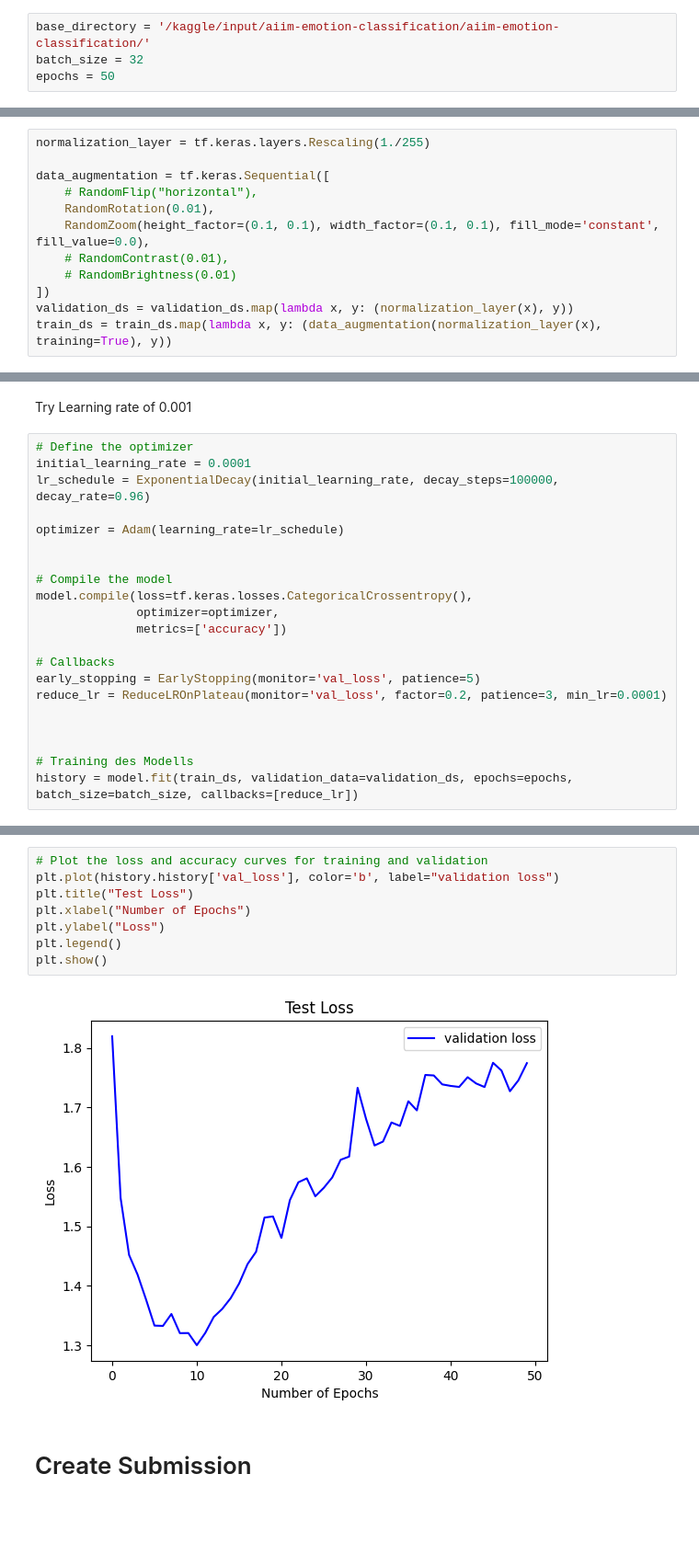
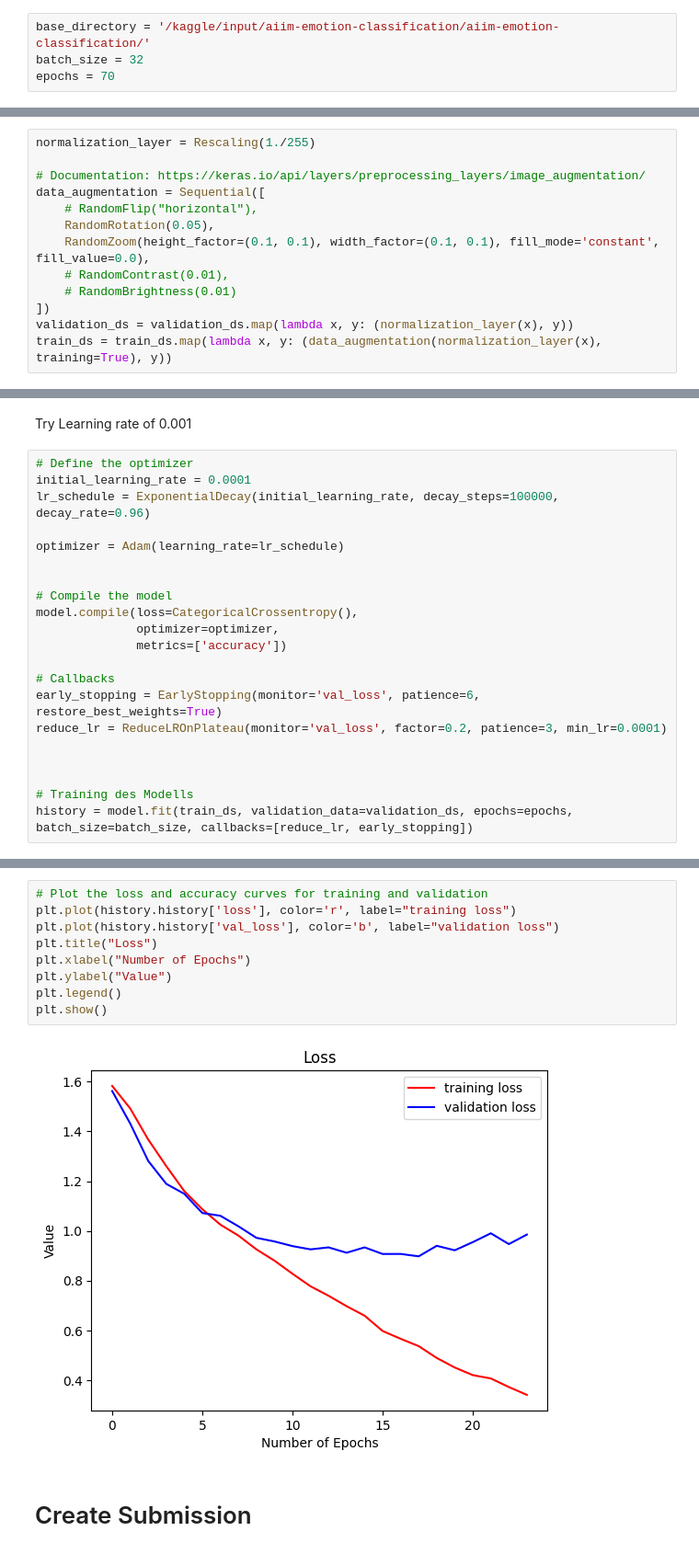
Before and after one commit to jasperfue/AIIM, a Jupyter notebook: notebook.ipynb, the cells around one changed output, grey strips where cells are left out. Shown: that part at 92% size. Cells and saved outputs as stored; diff of their text form; blank space fills up the shorter version.

```diff
--- a/notebook.ipynb
+++ b/notebook.ipynb
@@ -97,7 +114,7 @@ Num GPUs Available:  1
 # %%
 base_directory = '/kaggle/input/aiim-emotion-classification/aiim-emotion-classification/'
 batch_size = 32
-epochs = 50
+epochs = 70
 # %%
 # Documentation: https://keras.io/api/data_loading/image/
 train_ds, validation_ds = image_dataset_from_directory(
@@ -126,9 +157,10 @@ Using 1366 files for validation.
 # %%
-normalization_layer = tf.keras.layers.Rescaling(1./255)
+normalization_layer = Rescaling(1./255)
 
-data_augmentation = tf.keras.Sequential([
+# Documentation: https://keras.io/api/layers/preprocessing_layers/image_augmentation/
+data_augmentation = Sequential([
     # RandomFlip("horizontal"),
-    RandomRotation(0.01),
+    RandomRotation(0.05),
     RandomZoom(height_factor=(0.1, 0.1), width_factor=(0.1, 0.1), fill_mode='constant', fill_value=0.0),
     # RandomContrast(0.01),
     # RandomBrightness(0.01)
@@ -221,16 +288,16 @@ optimizer = Adam(learning_rate=lr_schedule)
 
 
 # Compile the model
-model.compile(loss=tf.keras.losses.CategoricalCrossentropy(),
+model.compile(loss=CategoricalCrossentropy(),
               optimizer=optimizer,
               metrics=['accuracy'])
 
 # Callbacks
-early_stopping = EarlyStopping(monitor='val_loss', patience=5)
+early_stopping = EarlyStopping(monitor='val_loss', patience=6, restore_best_weights=True)
 reduce_lr = ReduceLROnPlateau(monitor='val_loss', factor=0.2, patience=3, min_lr=0.0001)
 
 
 
 # Training des Modells
-history = model.fit(train_ds, validation_data=validation_ds, epochs=epochs, batch_size=batch_size, callbacks=[reduce_lr])
+history = model.fit(train_ds, validation_data=validation_ds, epochs=epochs, batch_size=batch_size, callbacks=[reduce_lr, early_stopping])
 # %% [output]
@@ -292,13 +359,14 @@ weighted avg       0.66      0.66      0.65      1366
 # %%
 # Plot the loss and accuracy curves for training and validation
+plt.plot(history.history['loss'], color='r', label="training loss")
 plt.plot(history.history['val_loss'], color='b', label="validation loss")
-plt.title("Test Loss")
+plt.title("Loss")
 plt.xlabel("Number of Epochs")
-plt.ylabel("Loss")
+plt.ylabel("Value")
 plt.legend()
 plt.show()
 # %% [output]
-[figure, old version]
+[figure, new version]
 # %% [markdown]
 # Create Submission
 # %%
```
Also changed, not shown: parts of 13 cells of this notebook.
